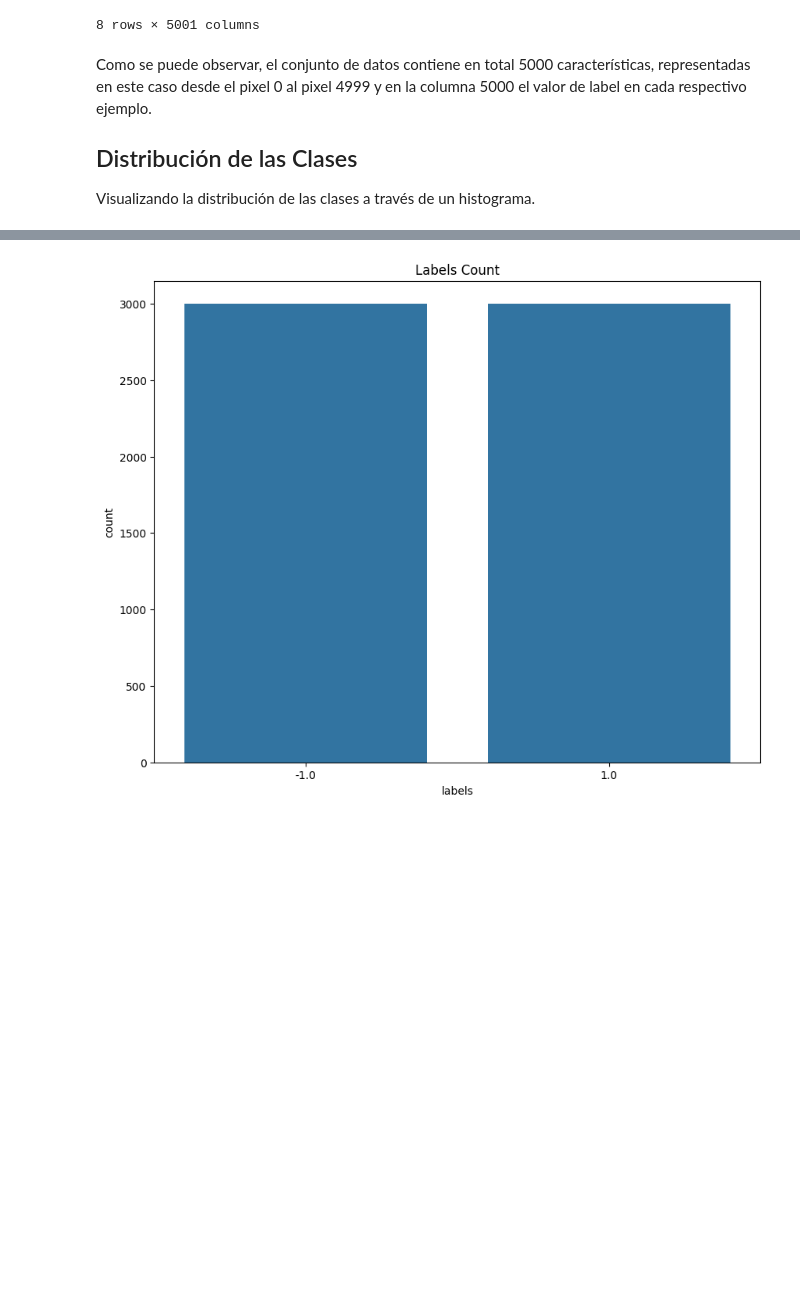
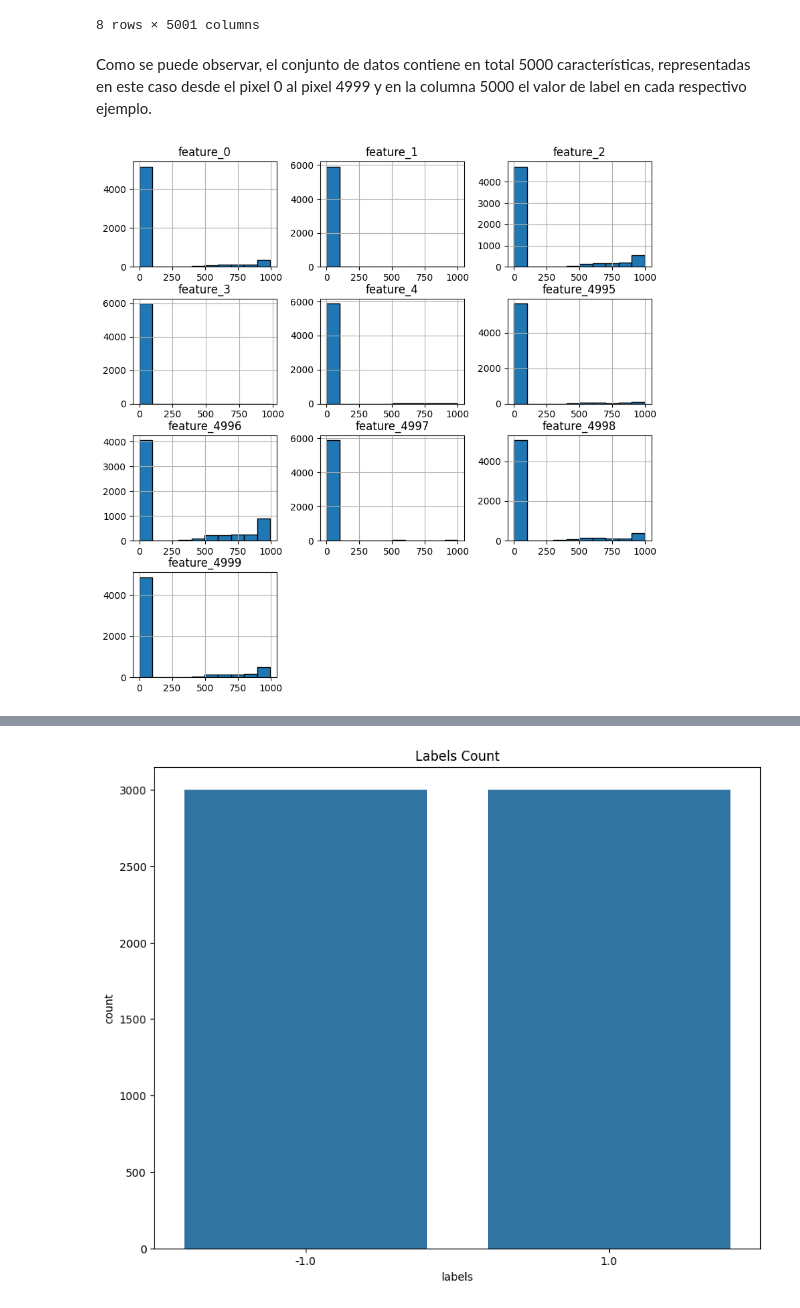
Before and after one commit to DanielJCC/Machine-Learning-3er-Seguimiento, a Jupyter notebook: Gisette_Dataset.ipynb, the cells around one changed output, grey strips where cells are left out. Cells and saved outputs as stored; diff of their text form; code cells hidden in the pictures; blank space fills up the shorter version.

```diff
--- a/Gisette_Dataset.ipynb
+++ b/Gisette_Dataset.ipynb
@@ -151,5 +151,11 @@ X.describe()
 8 rows × 5001 columns
 # %% [markdown]
 Como se puede observar, el conjunto de datos contiene en total 5000 características, representadas en este caso desde el pixel 0 al pixel 4999 y en la columna 5000 el valor de label en cada respectivo ejemplo.
-## Distribución de las Clases
-Visualizando la distribución de las clases a través de un histograma.
+# %%
+X.hist(['feature_0','feature_1','feature_2','feature_3','feature_4',
+        'feature_4995','feature_4996','feature_4997','feature_4998','feature_4999'],edgecolor='black', linewidth=1.0)
+fig=plt.gcf()
+fig.set_size_inches(10,10)
+plt.show()
+# %% [output]
+[figure, added]
```
Also changed, not shown: parts of 102 cells of this notebook.
